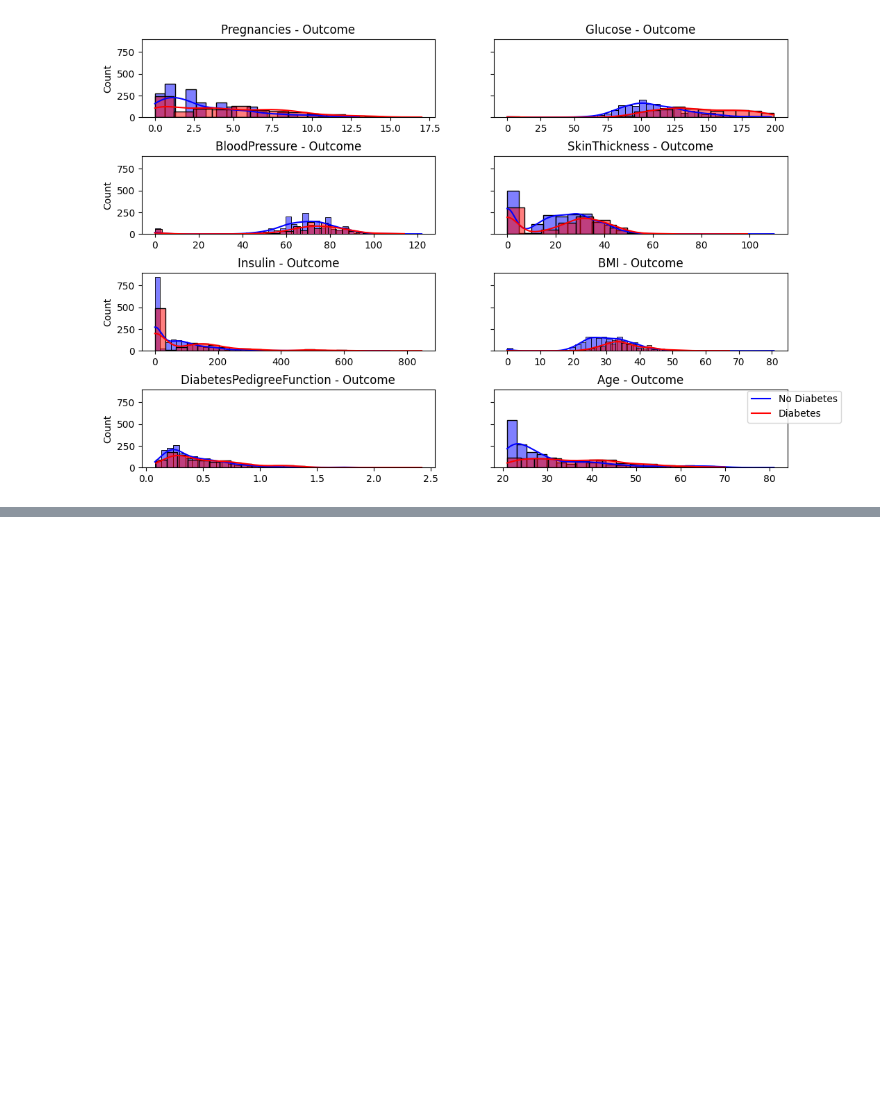
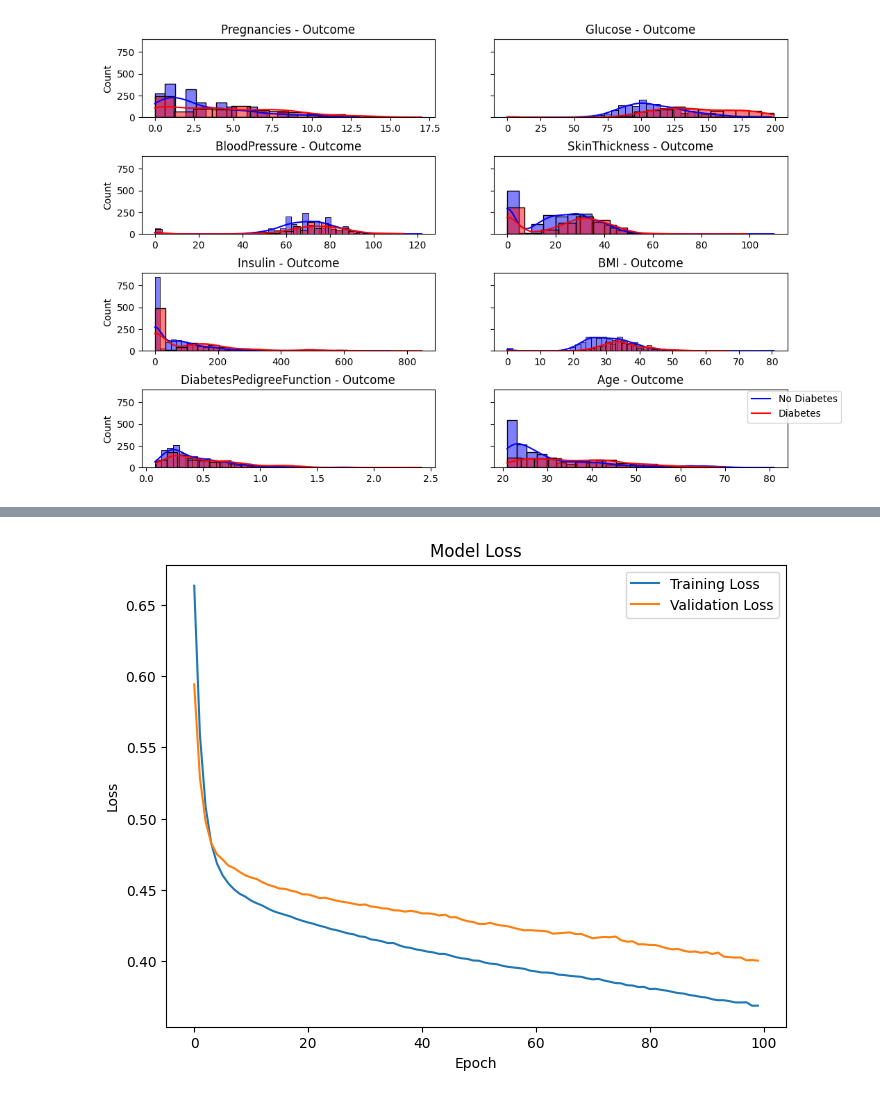
Before and after one commit to kiing-dom/CS4287, a Jupyter notebook: Assignment1/CS4287_Prj1_20243561_20231717.ipynb, the cells around one changed output, grey strips where cells are left out. Saved outputs shown, nothing was run; the diff lists cells and outputs as text; code cells hidden in the pictures; blank space fills up the shorter version.

```diff
--- a/Assignment1/CS4287_Prj1_20243561_20231717.ipynb
+++ b/Assignment1/CS4287_Prj1_20243561_20231717.ipynb
@@ -101,0 +135,26 @@ plt.show()
+# %%
+
+
+# Printing the number of samples in the training and test sets
+print(X_train.shape[0], 'train samples')
+print(X_test.shape[0], 'test')
+
+# Define the custom loss function
+def custom_loss(y_true, y_pred):
+    # Using binary cross-entropy loss as loss function
+    loss = tf.keras.losses.BinaryCrossentropy()(y_true, y_pred)
+    return loss
+
+# Define and compile the neural network model
+model = tf.keras.Sequential([
+    # Input layer with 32 units and ReLU activation function
+    tf.keras.layers.Dense(32, activation='relu', input_shape=(X_train.shape[1],)),
+    # Output layer for binary classification with sigmoid activation function
+    tf.keras.layers.Dense(1, activation='sigmoid')
+])
+
+# Compiling the model with Adam optimizer and custom loss function
+model.compile(optimizer='adam', loss=custom_loss, metrics=['accuracy'])
+
+# Training the model using the training data and validating it on the test data
+resHistory = model.fit(X_train, Y_train, epochs=100, batch_size=32, validation_data=(X_test, Y_test))
@@ -101,0 +179,12 @@ plt.show()
+# %%
+# Plotting training & validation loss values
+plt.figure(figsize=(8, 6))
+plt.plot(resHistory.history['loss'], label='Training Loss')
+plt.plot(resHistory.history['val_loss'], label='Validation Loss')
+plt.title('Model Loss')
+plt.xlabel('Epoch')
+plt.ylabel('Loss')
+plt.legend()
+plt.show()
+# %% [output]
+[figure, added]
```
Also changed, not shown: parts of 11 cells of this notebook.
